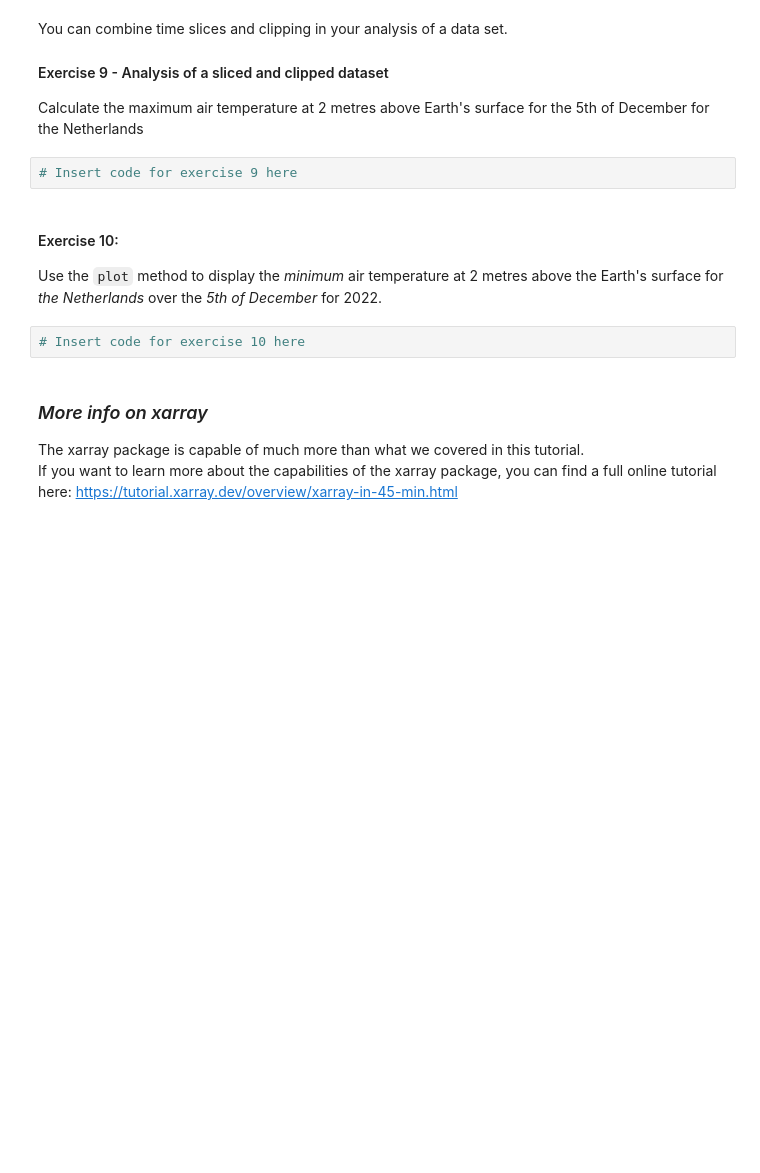
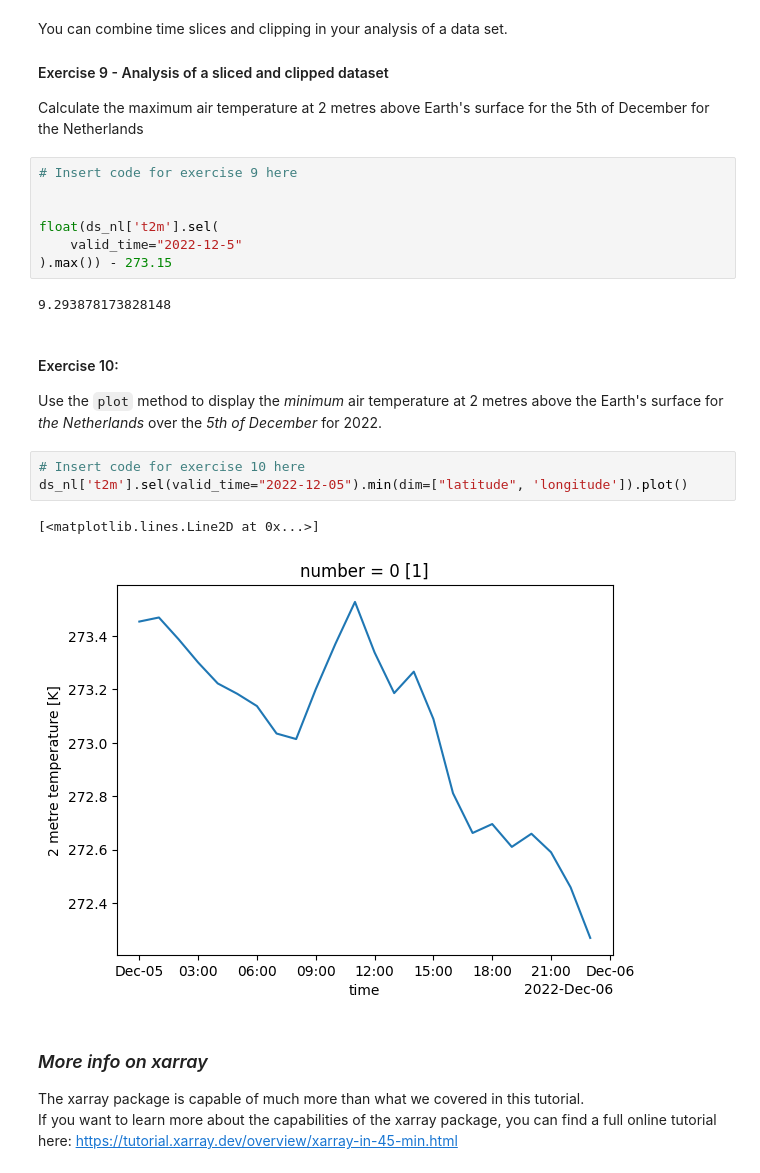
Before and after one commit to victorelgersma/dafs, a Jupyter notebook: week4/Lesson 1 - Climate data - v4 - without Solutions.ipynb, the cells around one changed output. Cells and saved outputs as stored; diff of their text form; blank space fills up the shorter version.

```diff
--- a/week4/Lesson 1 - Climate data - v4 - without Solutions.ipynb
+++ b/week4/Lesson 1 - Climate data - v4 - without Solutions.ipynb
@@ -315,11 +446,22 @@ You can combine time slices and clipping in your analysis of a data set.
 Calculate the maximum air temperature at 2 metres above Earth's surface for the 5th of December for the Netherlands
 # %%
 # Insert code for exercise 9 here
+
+
+float(ds_nl['t2m'].sel(
+    valid_time="2022-12-5"
+).max()) - 273.15
+# %% [output]
+9.293878173828148
 # %% [markdown]
 #### Exercise 10:
 Use the `plot` method to display the _minimum_ air temperature at 2 metres above the Earth's surface for *the Netherlands* over the *5th of December* for 2022.
 # %%
 # Insert code for exercise 10 here
+ds_nl['t2m'].sel(valid_time="2022-12-05").min(dim=["latitude", 'longitude']).plot()
+# %% [output]
+[<matplotlib.lines.Line2D at 0x...>]
+[figure, added]
 # %% [markdown]
 ### *More info on xarray*
 The xarray package is capable of much more than what we covered in this tutorial.
```
Also changed, not shown: parts of 17 cells of this notebook, 4 other files.
